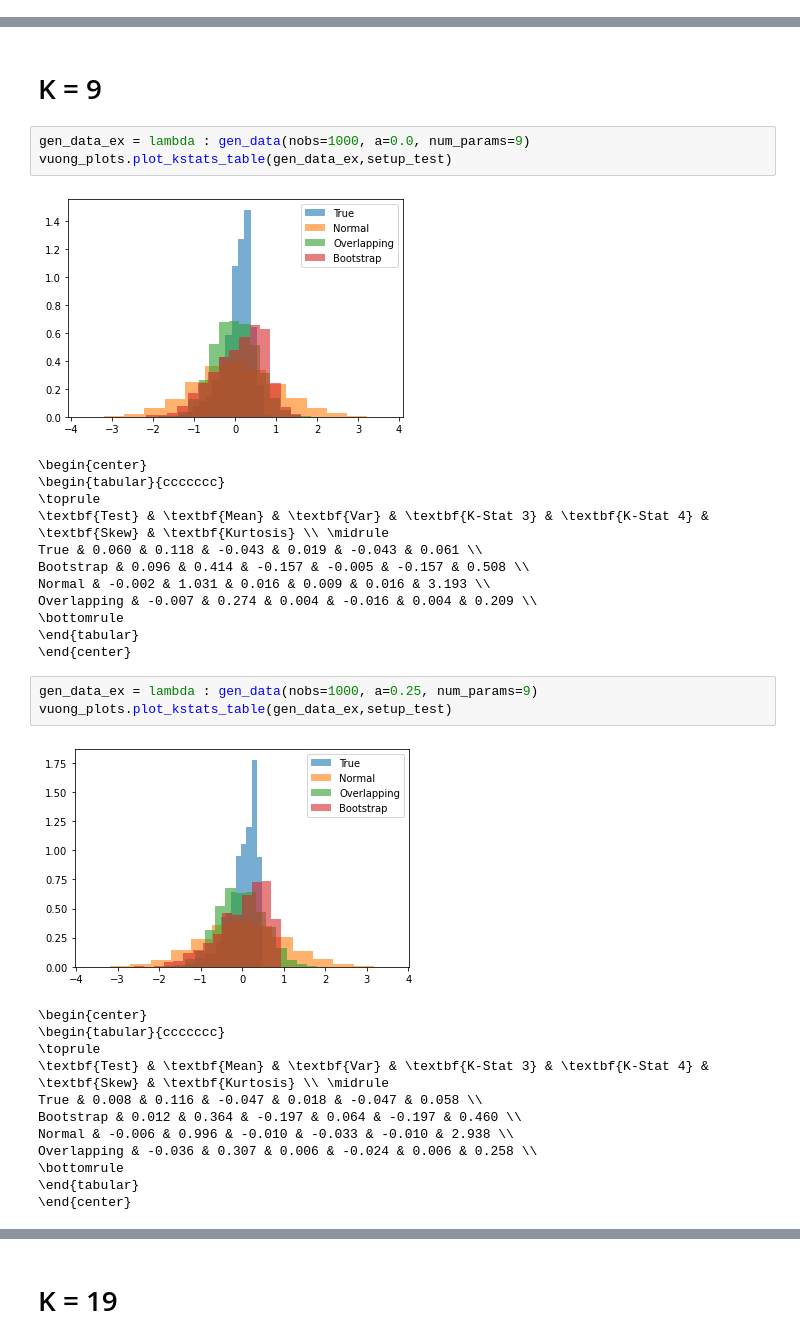
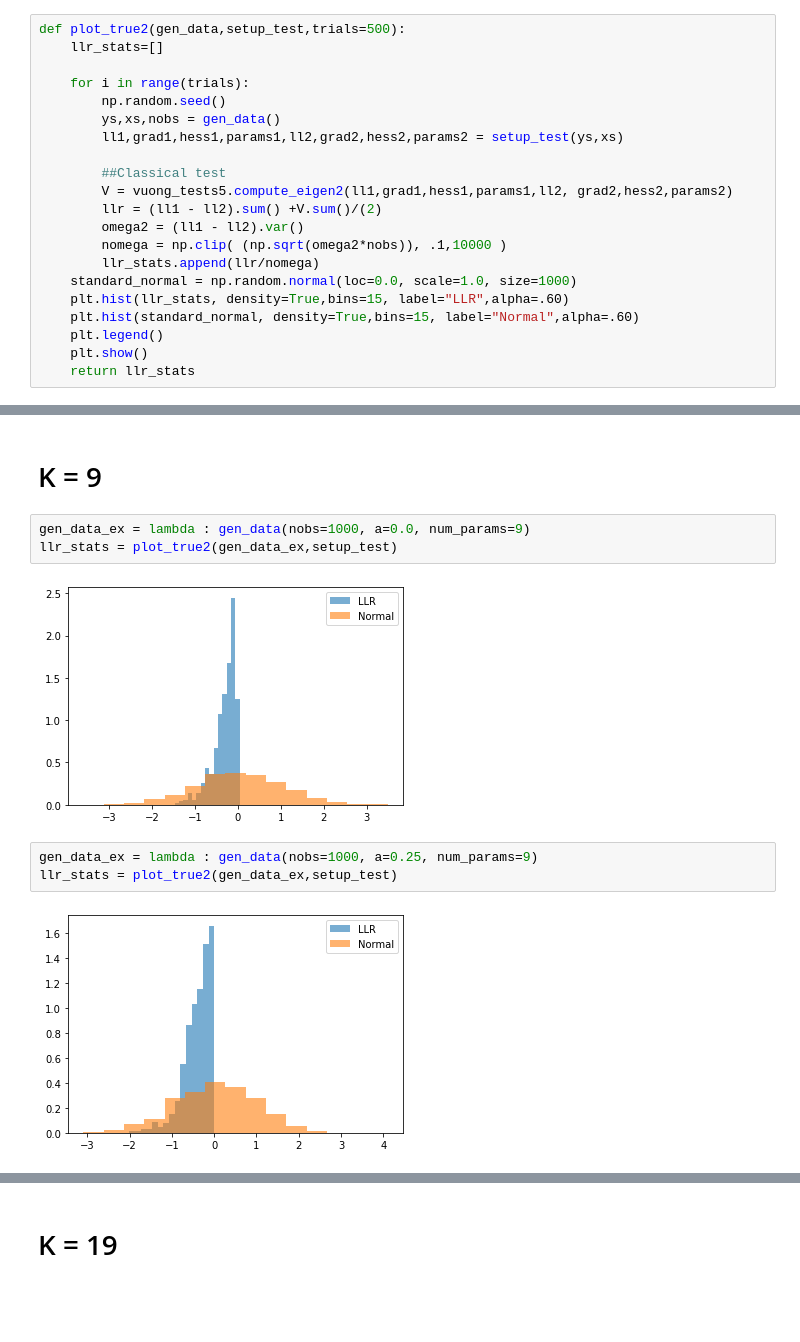
Before and after one commit to ericschulman/testing, a Jupyter notebook: multiple_models/multiple_models_plots.ipynb, the cells around one changed output, grey strips where cells are left out. Saved outputs shown, nothing was run; the diff lists cells and outputs as text; blank space fills up the shorter version.

```diff
--- a/multiple_models/multiple_models_plots.ipynb
+++ b/multiple_models/multiple_models_plots.ipynb
@@ -72,6 +79,27 @@ def setup_test(yn,xn):
 
 yn,xn,nobs = gen_data()
 ll1,grad1,hess1,params1,ll2,grad2,hess2,params2 = setup_test(yn,xn)
+# %%
+def plot_true2(gen_data,setup_test,trials=500):
+    llr_stats=[]
+
+    for i in range(trials):
+        np.random.seed()
+        ys,xs,nobs = gen_data()
+        ll1,grad1,hess1,params1,ll2,grad2,hess2,params2 = setup_test(ys,xs)
+
+        ##Classical test
+        V = vuong_tests5.compute_eigen2(ll1,grad1,hess1,params1,ll2, grad2,hess2,params2)
+        llr = (ll1 - ll2).sum() +V.sum()/(2)
+        omega2 = (ll1 - ll2).var()
+        nomega = np.clip( (np.sqrt(omega2*nobs)), .1,10000 )
+        llr_stats.append(llr/nomega)
+    standard_normal = np.random.normal(loc=0.0, scale=1.0, size=1000)
+    plt.hist(llr_stats, density=True,bins=15, label="LLR",alpha=.60)
+    plt.hist(standard_normal, density=True,bins=15, label="Normal",alpha=.60)
+    plt.legend()
+    plt.show()
+    return llr_stats
 # %% [markdown]
 # K = 4
 # %%
@@ -126,35 +121,13 @@ Overlapping & -0.010 & 0.313 & -0.007 & -0.030 & -0.007 & 0.263 \\
 # K = 9
 # %%
 gen_data_ex = lambda : gen_data(nobs=1000, a=0.0, num_params=9)
-vuong_plots.plot_kstats_table(gen_data_ex,setup_test)
+llr_stats = plot_true2(gen_data_ex,setup_test)
 # %% [output]
-[figure, old version]
+[figure, new version]
-\begin{center}
-\begin{tabular}{ccccccc}
-\toprule
-\textbf{Test} & \textbf{Mean} & \textbf{Var} & \textbf{K-Stat 3} & \textbf{K-Stat 4} & \textbf{Skew} & \textbf{Kurtosis} \\ \midrule
-True & 0.060 & 0.118 & -0.043 & 0.019 & -0.043 & 0.061 \\
-Bootstrap & 0.096 & 0.414 & -0.157 & -0.005 & -0.157 & 0.508 \\
-Normal & -0.002 & 1.031 & 0.016 & 0.009 & 0.016 & 3.193 \\
-Overlapping & -0.007 & 0.274 & 0.004 & -0.016 & 0.004 & 0.209 \\
-\bottomrule
-\end{tabular}
-\end{center}
 # %%
 gen_data_ex = lambda : gen_data(nobs=1000, a=0.25, num_params=9)
-vuong_plots.plot_kstats_table(gen_data_ex,setup_test)
+llr_stats = plot_true2(gen_data_ex,setup_test)
 # %% [output]
-[figure, old version]
+[figure, new version]
-\begin{center}
-\begin{tabular}{ccccccc}
-\toprule
-\textbf{Test} & \textbf{Mean} & \textbf{Var} & \textbf{K-Stat 3} & \textbf{K-Stat 4} & \textbf{Skew} & \textbf{Kurtosis} \\ \midrule
-True & 0.008 & 0.116 & -0.047 & 0.018 & -0.047 & 0.058 \\
-Bootstrap & 0.012 & 0.364 & -0.197 & 0.064 & -0.197 & 0.460 \\
-Normal & -0.006 & 0.996 & -0.010 & -0.033 & -0.010 & 2.938 \\
-Overlapping & -0.036 & 0.307 & 0.006 & -0.024 & 0.006 & 0.258 \\
-\bottomrule
-\end{tabular}
-\end{center}
 # %%
 gen_data_ex = lambda : gen_data(nobs=1000, a=0.5, num_params=9)
```
Also changed, not shown: parts of 9 cells of this notebook, 1 other file.
